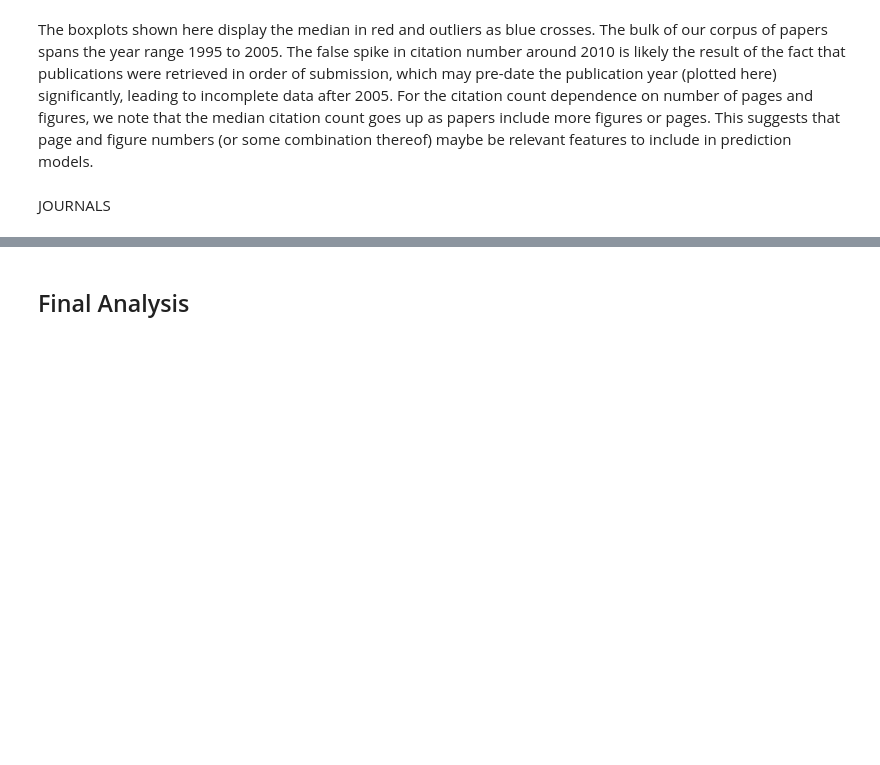
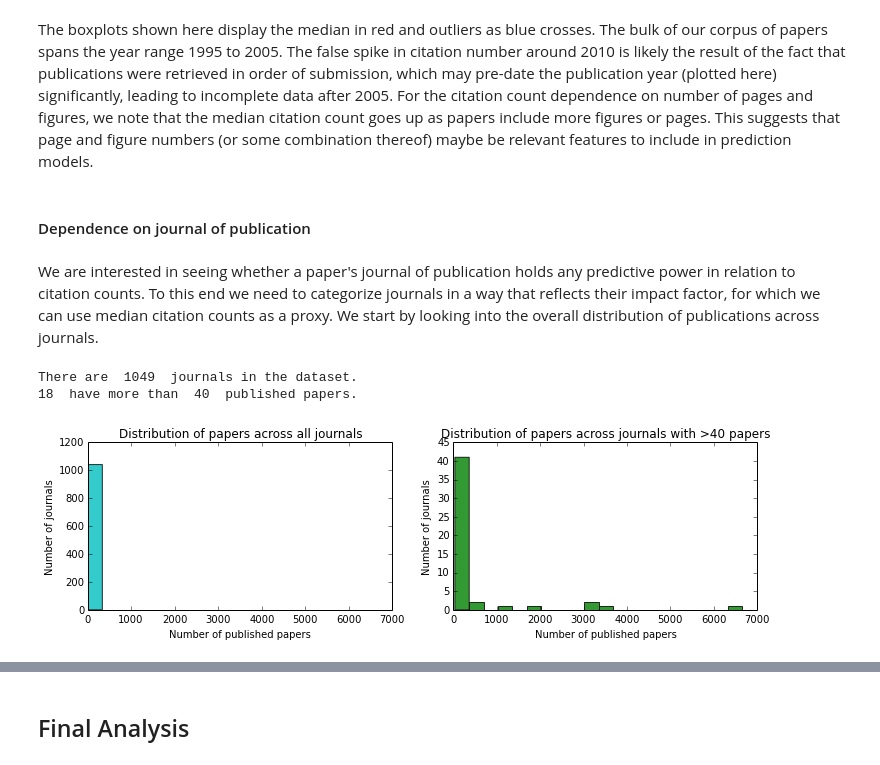
Before and after one commit to ahuja0007/team_citation, a Jupyter notebook: process_book.ipynb, the cells around one changed output, grey strips where cells are left out. Saved outputs shown, nothing was run; the diff lists cells and outputs as text; code cells hidden in the pictures; blank space fills up the shorter version.

```diff
--- a/process_book.ipynb
+++ b/process_book.ipynb
@@ -164,5 +185,38 @@ plt.show()
 # %% [markdown]
 The boxplots shown here display the median in red and outliers as blue crosses.
 The bulk of our corpus of papers spans the year range 1995 to 2005. The false spike in citation number around 2010 is likely the result of the fact that publications were retrieved in order of submission, which may pre-date the publication year (plotted here) significantly, leading to incomplete data after 2005. For the citation count dependence on number of pages and figures, we note that the median citation count goes up as papers include more figures or pages. This suggests that page and figure numbers (or some combination thereof) maybe be relevant features to include in prediction models.
-# %% [markdown]
-JOURNALS
+# %% [markdown]
+#### Dependence on journal of publication
+# %% [markdown]
+We are interested in seeing whether a paper's journal of publication holds any predictive power in relation to citation counts. To this end we need to categorize journals in a way that reflects their impact factor, for which we can use median citation counts as a proxy. We start by looking into the overall distribution of publications across journals.
+# %%
+journals = df.Pub.drop_duplicates()
+nb_papers_per_journal = []
+
+cutoff = 40
+
+# Count all publications for each specific journal
+for item in journals:
+    papers = df[df.Pub == item]
+    nb_papers_per_journal.append(len(papers.index))
+
+nb_papers_per_journal = np.array(nb_papers_per_journal)
+print 'There are ', len(journals), ' journals in the dataset.'
+print len(big_journals), ' have more than ', cutoff, ' published papers.'
+
+fig = plt.figure(figsize=(12,3));
+ax1 = fig.add_subplot(121);
+ax1.hist(nb_papers_per_journal, bins = 20, color='c', alpha=0.8);
+plt.xlabel("Number of published papers");
+plt.ylabel("Number of journals");
+plt.title("Distribution of papers across all journals");
+
+ax2 = fig.add_subplot(122);
+ax2.hist(nb_papers_per_journal[nb_papers_per_journal > cutoff], bins = 20, color='g', alpha=0.8);
+plt.xlabel("Number of published papers");
+plt.ylabel("Number of journals");
+plt.title("Distribution of papers across journals with >40 papers");
+# %% [output]
+There are  1049  journals in the dataset.
+18  have more than  40  published papers.
+[figure, added]
```
Also changed, not shown: parts of 53 cells of this notebook.
